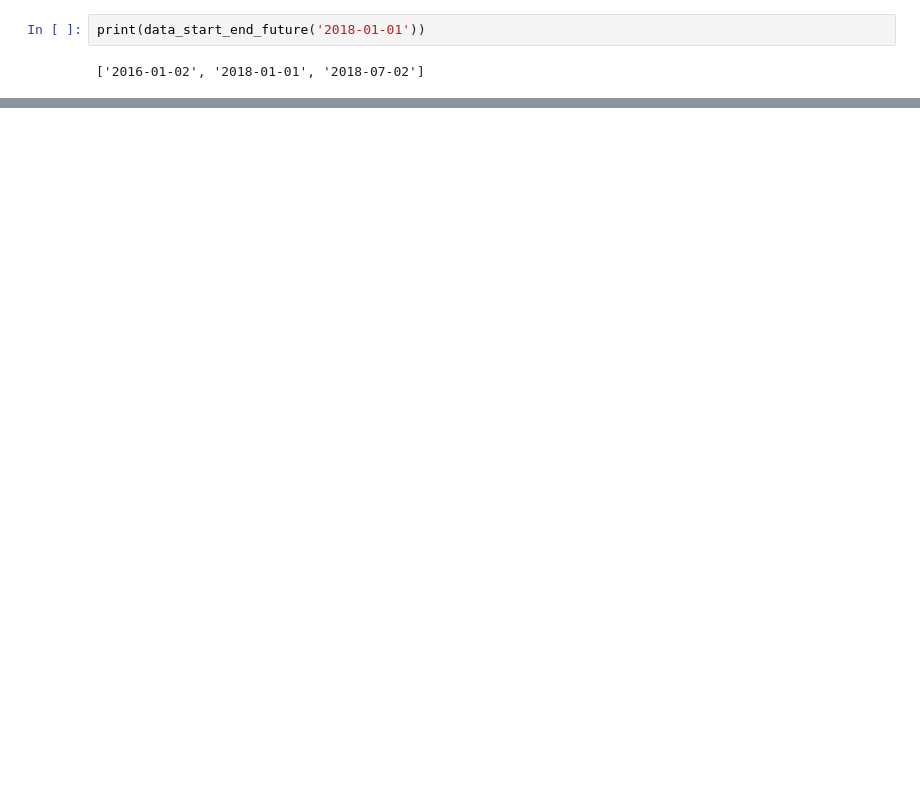
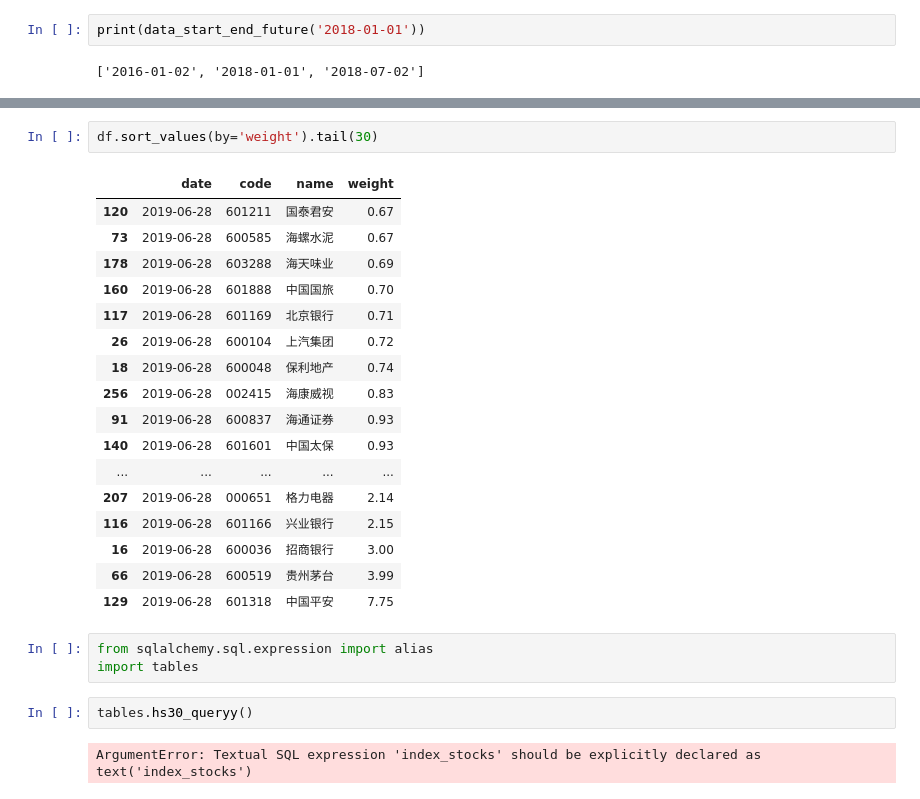
Before and after one commit to Code4JNothing/MyQuant, a Jupyter notebook: Untitled.ipynb, the cells around one changed output, grey strips where cells are left out. Drawn from its saved outputs; the diff is of its cells as text; blank space fills up the shorter version.

```diff
--- a/Untitled.ipynb
+++ b/Untitled.ipynb
@@ -99,0 +136,27 @@ print(data_start_end_future('2018-01-01'))
+# %%
+df.sort_values(by='weight').tail(30)
+# %% [output]
+|  | date | code | name | weight |
+| 120 | 2019-06-28 | 601211 | 国泰君安 | 0.67 |
+| 73 | 2019-06-28 | 600585 | 海螺水泥 | 0.67 |
+| 178 | 2019-06-28 | 603288 | 海天味业 | 0.69 |
+| 160 | 2019-06-28 | 601888 | 中国国旅 | 0.70 |
+| 117 | 2019-06-28 | 601169 | 北京银行 | 0.71 |
+| 26 | 2019-06-28 | 600104 | 上汽集团 | 0.72 |
+| 18 | 2019-06-28 | 600048 | 保利地产 | 0.74 |
+| 256 | 2019-06-28 | 002415 | 海康威视 | 0.83 |
+| 91 | 2019-06-28 | 600837 | 海通证券 | 0.93 |
+| 140 | 2019-06-28 | 601601 | 中国太保 | 0.93 |
+| ... | ... | ... | ... | ... |
+| 207 | 2019-06-28 | 000651 | 格力电器 | 2.14 |
+| 116 | 2019-06-28 | 601166 | 兴业银行 | 2.15 |
+| 16 | 2019-06-28 | 600036 | 招商银行 | 3.00 |
+| 66 | 2019-06-28 | 600519 | 贵州茅台 | 3.99 |
+| 129 | 2019-06-28 | 601318 | 中国平安 | 7.75 |
+# %%
+from sqlalchemy.sql.expression import alias
+import tables
+# %%
+tables.hs30_queryy()
+# %% [output]
+ArgumentError: Textual SQL expression 'index_stocks' should be explicitly declared as text('index_stocks')
```
Also changed, not shown: parts of 4 cells of this notebook, 7 other files.
